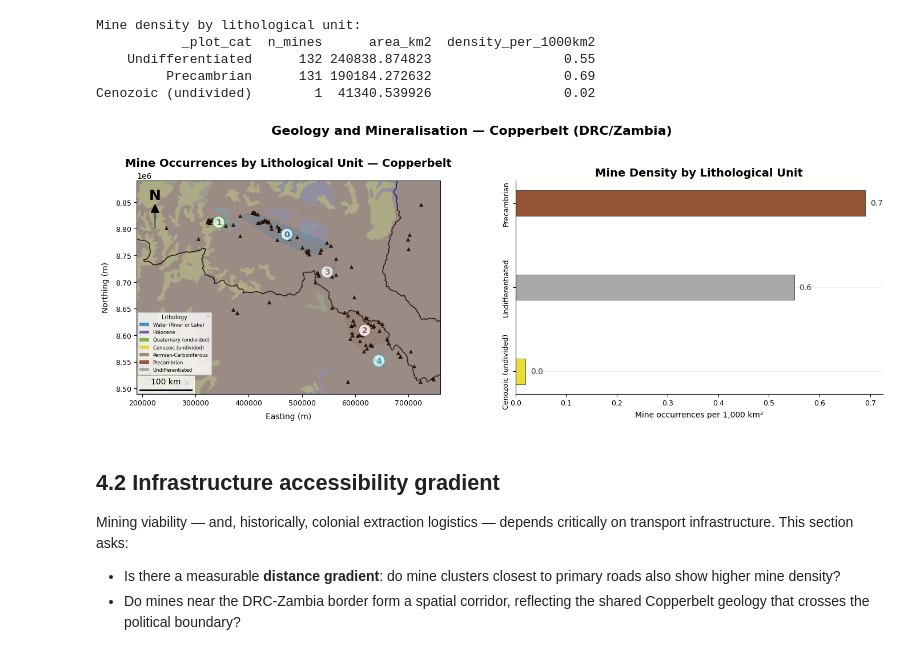
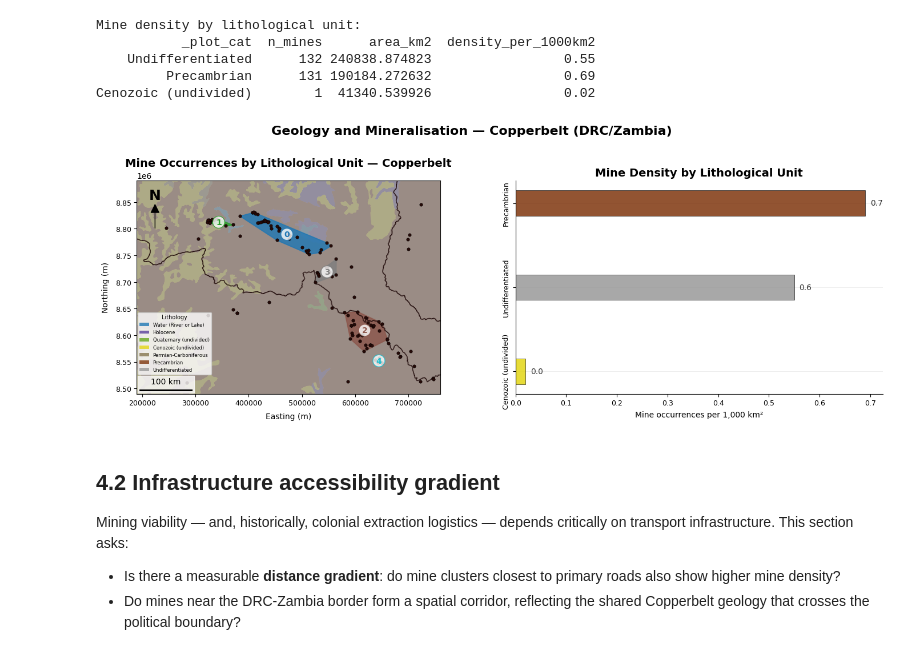
Before and after one commit to jlima-geol/spatial-history-cuco-mining, a Jupyter notebook: notebooks/iv.synthesis.ipynb, the cells around one changed output. Saved outputs shown, nothing was run; the diff lists cells and outputs as text; code cells hidden in the pictures.

```diff
--- a/notebooks/iv.synthesis.ipynb
+++ b/notebooks/iv.synthesis.ipynb
@@ -289,7 +287,7 @@ for i, cid in enumerate(cluster_ids):
         continue
     hull = pts.unary_union.convex_hull
     gpd.GeoSeries([hull], crs=CRS_PROJ).plot(
-        ax=ax, color=cmap_clusters(i), alpha=0.18, edgecolor=cmap_clusters(i),
+        ax=ax, color=cmap_clusters(i), alpha=0.8, edgecolor=cmap_clusters(i),
         linewidth=1.2, zorder=3,
     )
     cx, cy = hull.centroid.x, hull.centroid.y
@@ -298,7 +296,7 @@ for i, cid in enumerate(cluster_ids):
             bbox=dict(boxstyle="circle,pad=0.25", fc="white", ec=cmap_clusters(i), alpha=0.8),
             zorder=6)
 
-mrds.plot(ax=ax, color="#421905", markersize=18, marker="^",
+mrds.plot(ax=ax, color=PALETTE["mine"], markersize=15,
           edgecolor="black", linewidth=0.4, zorder=5, label="Mine occurrences")
 
 geo_patches = [
@@ -324,34 +322,34 @@ plot_df = geo_summary.dropna(subset=["density_per_1000km2"]).sort_values(
 colors_bar = [GEO_COLORS.get(u, "#999999") for u in plot_df["_plot_cat"]]
 
 y_pos = np.arange(len(plot_df))
 
 bars = ax2.barh(
     y=y_pos,
     width=plot_df["density_per_1000km2"],
     height=0.3, color=colors_bar, edgecolor="black",
     linewidth=0.5, alpha=0.85)
 
 ax2.set_yticks(y_pos)
 ax2.set_yticklabels(plot_df["_plot_cat"], rotation=90, va="center", fontsize=10)
 
 for bar, val in zip(bars, plot_df["density_per_1000km2"]):
     ax2.text(val + 0.01, bar.get_y() + bar.get_height() / 2,
              f"{val:.1f}", va="center", fontsize=10, color="#333")
 
 add_panel_furniture(
     ax2,
     title="Mine Density by Lithological Unit",
     xlabel="Mine occurrences per 1,000 km²",
     grid=True
 )
 
 plt.suptitle("Geology and Mineralisation — Copperbelt (DRC/Zambia)",
              fontsize=16, y=0.95, fontweight="bold")
 plt.tight_layout()
 plt.savefig(MAPS_SYNTH / "4_1_geology_mineralisation.png", dpi=300, bbox_inches="tight")
 plt.show()
 # %% [output]
-[figure, old version]
+[figure, new version]
 # %% [markdown]
 ## 4.2 Infrastructure accessibility gradient
 
```
Also changed, not shown: parts of 3 cells of this notebook, 6 other files.
